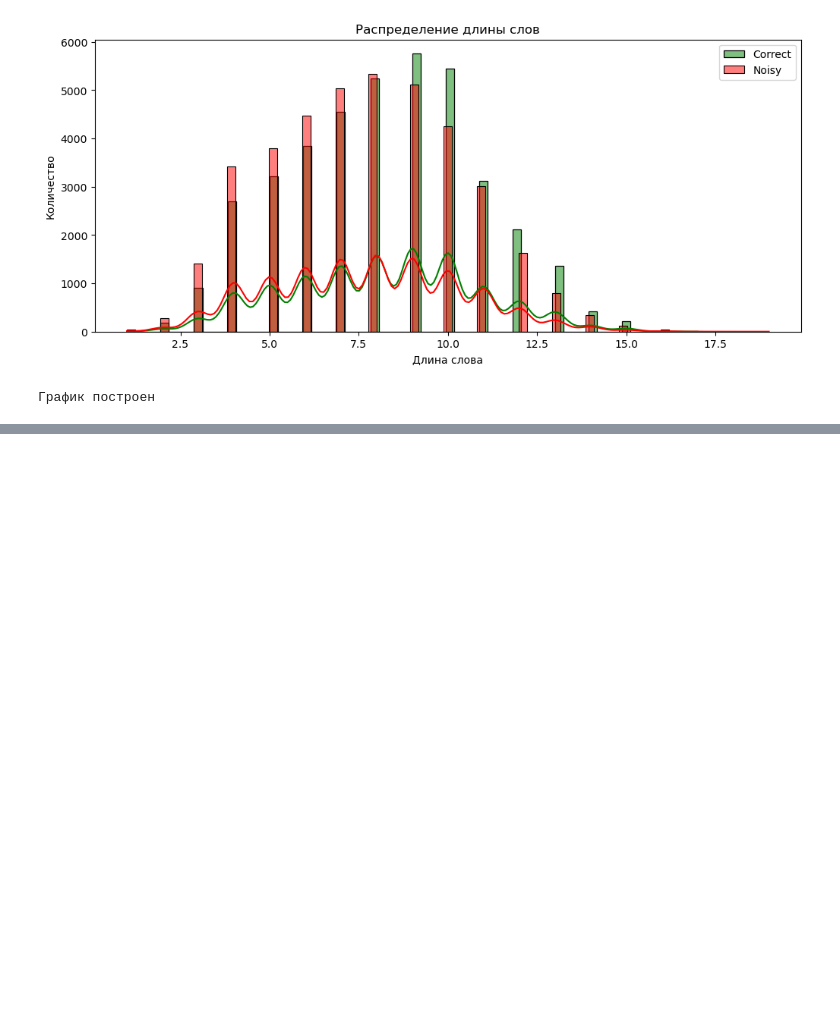
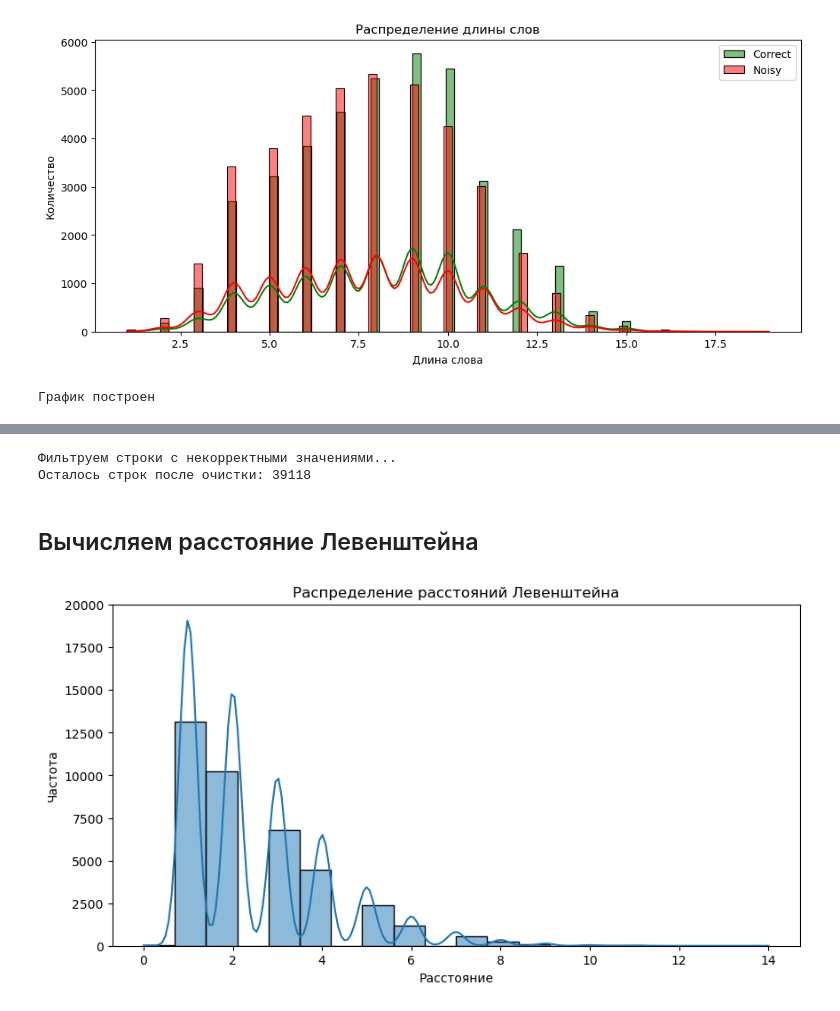
Before and after one commit to Dorkads/spellfixer-ml, a Jupyter notebook: notebooks/data-analysis.ipynb, the cells around one changed output, grey strips where cells are left out. Cells and saved outputs as stored; diff of their text form; code cells hidden in the pictures; blank space fills up the shorter version.

Commit message:
Построение графика Ливенштейна, построение графика с частыми опечатками в словах

```diff
--- a/notebooks/data-analysis.ipynb
+++ b/notebooks/data-analysis.ipynb
@@ -132,0 +158,32 @@ print("График построен")
+# %%
+
+print("Фильтруем строки с некорректными значениями...")
+
+# Фильтруем строки, где нет NaN и оба значения — строки
+df_clean = df.dropna(subset=["correct", "noisy"])
+df_clean = df_clean[
+    df_clean["correct"].apply(lambda x: isinstance(x, str)) &
+    df_clean["noisy"].apply(lambda x: isinstance(x, str))
+]
+
+print(f"Осталось строк после очистки: {len(df_clean)}")
+# %% [output]
+Фильтруем строки с некорректными значениями...
+Осталось строк после очистки: 39118
+# %% [markdown]
+## Вычисляем расстояние Левенштейна
+# %%
+# Вычисляем расстояние Левенштейна
+df_clean["levenshtein"] = df_clean.apply(
+    lambda row: Levenshtein.distance(row["correct"], row["noisy"]), axis=1
+)
+
+# График
+plt.figure(figsize=(10, 5))
+sns.histplot(df_clean["levenshtein"], bins=20, kde=True)
+plt.title("Распределение расстояний Левенштейна")
+plt.xlabel("Расстояние")
+plt.ylabel("Частота")
+plt.show()
+# %% [output]
+[figure, added]
```
Also changed, not shown: parts of 7 cells of this notebook.
